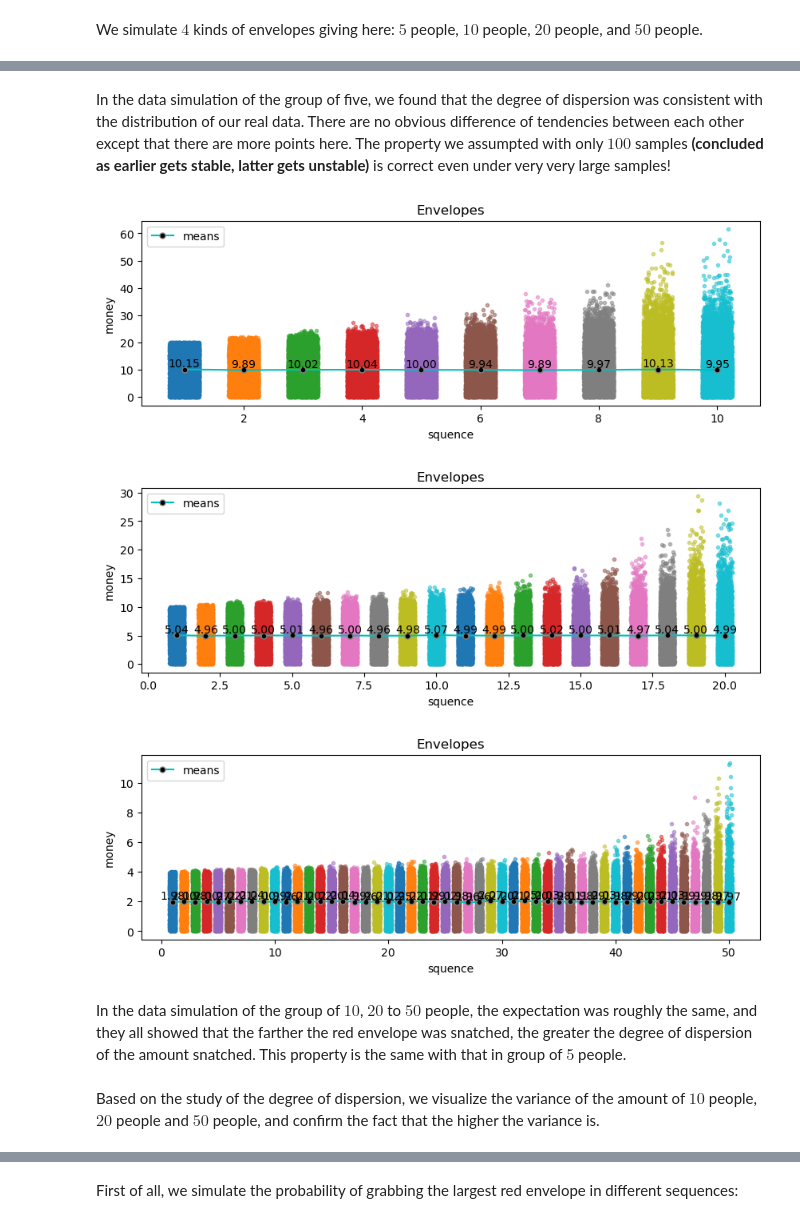
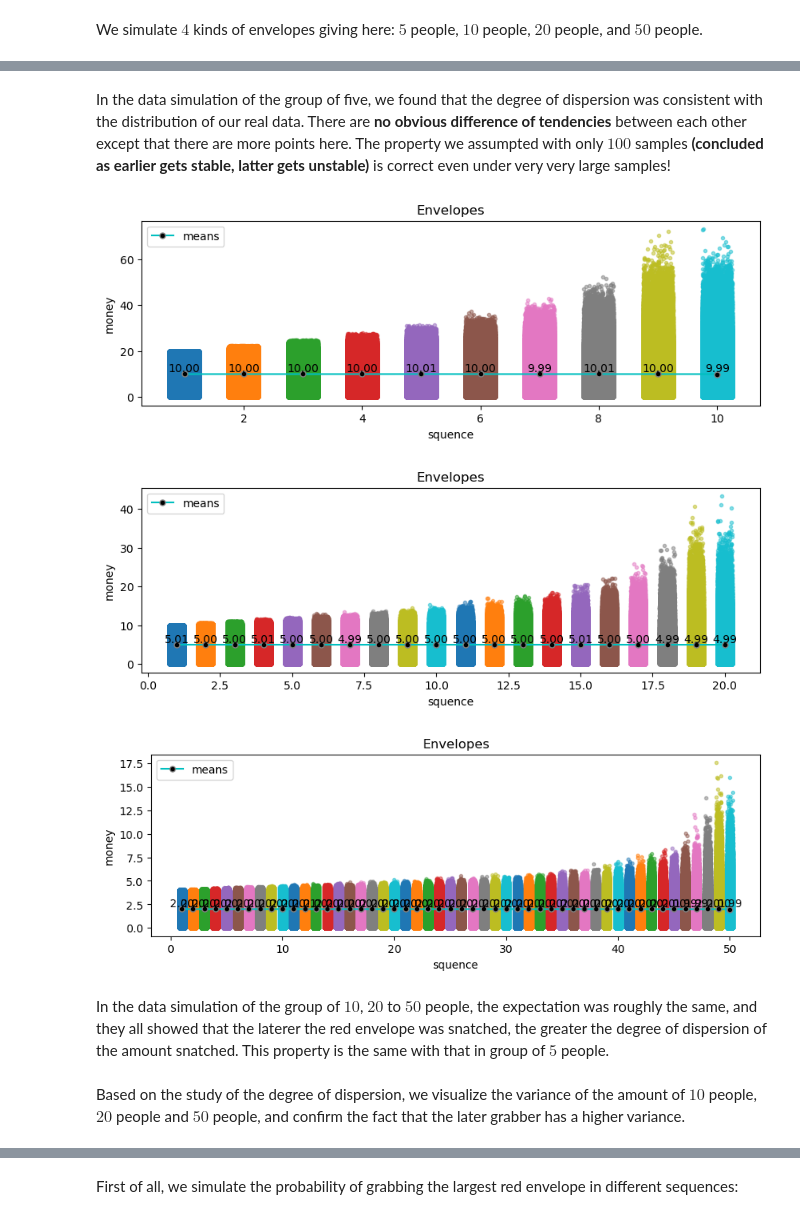
Before and after one commit to qinchao2022/SI140A-project, a Jupyter notebook: main.ipynb, the cells around one changed output, grey strips where cells are left out. Drawn from its saved outputs; the diff is of its cells as text; code cells hidden in the pictures.

```diff
--- a/main.ipynb
+++ b/main.ipynb
@@ -310,40 +318,40 @@ plt.show()
 # %% [markdown]
-In the data simulation of the group of five, we found that the degree of dispersion was consistent with the distribution of our real data. There are no obvious difference of tendencies between each other except that there are more points here. The property we assumpted with only $100$ samples **(concluded as earlier gets stable, latter gets unstable)** is correct even under very very large samples!
+In the data simulation of the group of five, we found that the degree of dispersion was consistent with the distribution of our real data. There are **no obvious difference of tendencies** between each other except that there are more points here. The property we assumpted with only $100$ samples **(concluded as earlier gets stable, latter gets unstable)** is correct even under very very large samples!
 # %%
 # giving envelopes to 10 people's simulations
-# envelopes_10 = generate_envelopes(100, 10, 1000000)
-# draw_envelope_graph(envelopes_10, 10, 1000000)
+envelopes_10 = generate_envelopes(100, 10, 1000000)
+draw_envelope_graph(envelopes_10, 10, 1000000)
 
-envelopes_10 = generate_envelopes(100, 10, 10000)
-draw_envelope_graph(envelopes_10, 10, 10000)
+# envelopes_10 = generate_envelopes(100, 10, 10000)
+# draw_envelope_graph(envelopes_10, 10, 10000)
 
 # about 1 min
 # %% [output]
-[figure, old version]
+[figure, new version]
 # %%
 # giving envelopes to 20 people's simulations
-# envelopes_20 = generate_envelopes(100, 20, 500000)
-# draw_envelope_graph(envelopes_20, 20, 500000)
-envelopes_20 = generate_envelopes(100, 20, 5000)
-draw_envelope_graph(envelopes_20, 20, 5000)
+envelopes_20 = generate_envelopes(100, 20, 500000)
+draw_envelope_graph(envelopes_20, 20, 500000)
+# envelopes_20 = generate_envelopes(100, 20, 5000)
+# draw_envelope_graph(envelopes_20, 20, 5000)
 
 # about 1 min
 # %% [output]
-[figure, old version]
+[figure, new version]
 # %%
 # giving envelopes to 50 people's simulations
-# envelopes_50 = generate_envelopes(100, 50, 200000)
-# draw_envelope_graph(envelopes_50, 50, 200000)
-envelopes_50 = generate_envelopes(100, 50, 2000)
-draw_envelope_graph(envelopes_50, 50, 2000)
+envelopes_50 = generate_envelopes(100, 50, 200000)
+draw_envelope_graph(envelopes_50, 50, 200000)
+# envelopes_50 = generate_envelopes(100, 50, 2000)
+# draw_envelope_graph(envelopes_50, 50, 2000)
 
 # about 1 min
 # %% [output]
-[figure, old version]
+[figure, new version]
 # %% [markdown]
-In the data simulation of the group of $10$, $20$ to $50$ people, the expectation was roughly the same, and they all showed that the farther the red envelope was snatched, the greater the degree of dispersion of the amount snatched. This property is the same with that in group of $5$ people.
+In the data simulation of the group of $10$, $20$ to $50$ people, the expectation was roughly the same, and they all showed that the laterer the red envelope was snatched, the greater the degree of dispersion of the amount snatched. This property is the same with that in group of $5$ people.
 # %% [markdown]
-Based on the study of the degree of dispersion, we visualize the variance of the amount of $10$ people, $20$ people and $50$ people, and confirm the fact that the higher the variance is.
+Based on the study of the degree of dispersion, we visualize the variance of the amount of $10$ people, $20$ people and $50$ people, and confirm the fact that the later grabber has a higher variance.
 # %%
 # plot variances
 draw_variance(envelopes_10, 10)
```
Also changed, not shown: parts of 57 cells of this notebook, 1 other file.
